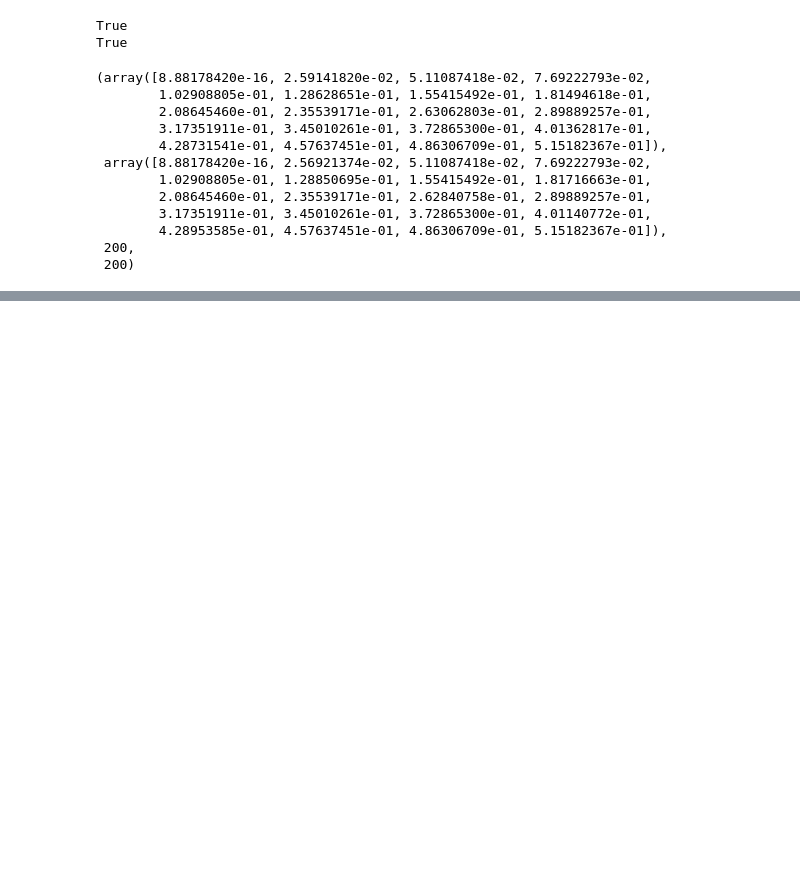
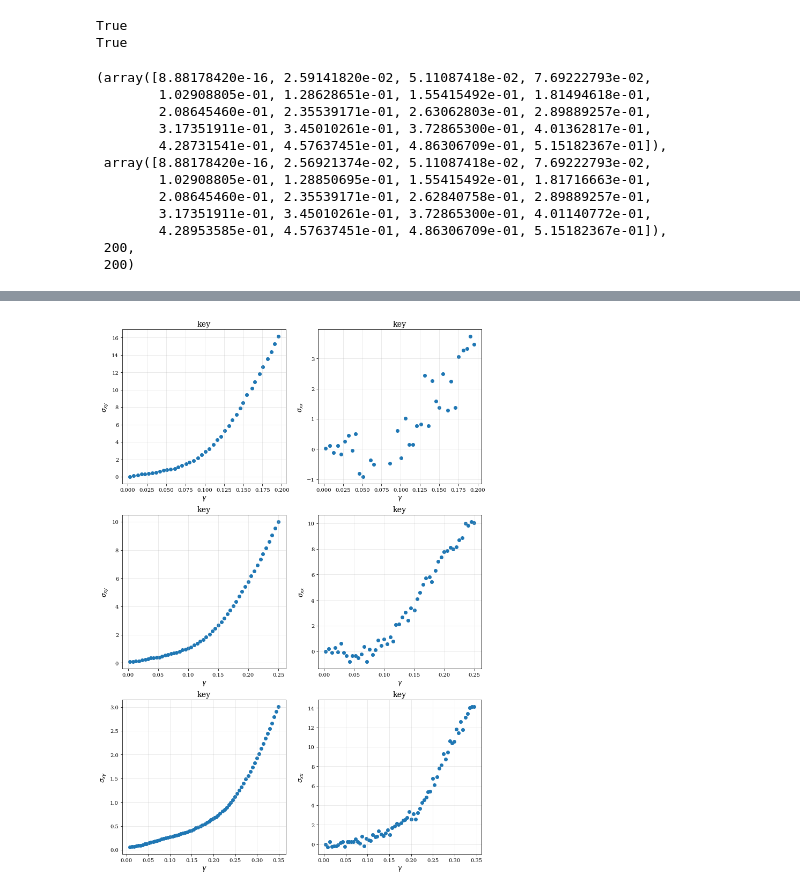
Before and after one commit to luisrlp/biopolymer-networks, a Jupyter notebook: 3_affnet_cl_ai_mcs/an_cl_ai_mcs.ipynb, the cells around one changed output, grey strips where cells are left out. Cells and saved outputs as stored; diff of their text form; code cells hidden in the pictures; blank space fills up the shorter version.

```diff
--- a/3_affnet_cl_ai_mcs/an_cl_ai_mcs.ipynb
+++ b/3_affnet_cl_ai_mcs/an_cl_ai_mcs.ipynb
@@ -719,0 +724,39 @@ stress_sum_uni[:20], stress_uni[:20], len(stress_sum_uni), len(stress_uni)
+# %%
+data = {
+    'R1_10_sxy': {
+        'x': [0.1953580901856764, 0.19045092838196287, 0.18647214854111407, 0.18143236074270558, 0.1753315649867374, 0.17135278514588861, 0.16525198938992042, 0.16127320954907162, 0.15477453580901857, 0.1497347480106101, 0.14628647214854112, 0.14098143236074273, 0.13594164456233424, 0.13129973474801063, 0.12625994694960213, 0.12108753315649869, 0.11591511936339524, 0.11100795755968171, 0.10610079575596817, 0.10092838196286473, 0.09588859416445623, 0.09084880636604775, 0.08541114058355438, 0.08023872679045094, 0.07559681697612733, 0.07029177718832891, 0.06551724137931034, 0.0610079575596817, 0.05583554376657825, 0.05106100795755968, 0.046419098143236075, 0.04177718832891247, 0.0370026525198939, 0.03222811671087533, 0.02745358090185676, 0.022546419098143228, 0.01790450928381962, 0.013129973474801063, 0.007824933687002641, 0.0027851458885941593],
+        'y': [16.10810810810811, 15.27027027027027, 14.35135135135135, 13.54054054054054, 12.594594594594595, 11.837837837837839, 10.891891891891891, 10.162162162162161, 9.405405405405405, 8.513513513513514, 7.864864864864865, 7.162162162162161, 6.513513513513513, 5.837837837837838, 5.297297297297297, 4.648648648648648, 4.243243243243243, 3.7027027027027026, 3.216216216216216, 2.864864864864865, 2.5405405405405403, 2.1621621621621614, 1.864864864864865, 1.6756756756756754, 1.4594594594594597, 1.2972972972972965, 1.108108108108107, 0.9459459459459456, 0.8918918918918912, 0.7837837837837824, 0.7567567567567561, 0.621621621621621, 0.5135135135135123, 0.45945945945945965, 0.3783783783783772, 0.32432432432432456, 0.2972972972972965, 0.18918918918918948, 0.108108108108107, 0]
+    },
+    'R1_10_sxx': {
+        'x': [0.0024739583333333454, 0.00794270833333334, 0.012500000000000011, 0.017968750000000006, 0.022656250000000003, 0.02747395833333334, 0.03229166666666668, 0.04153645833333334, 0.036979166666666674, 0.046354166666666675, 0.05104166666666667, 0.06054687500000001, 0.06523437500000001, 0.08567708333333333, 0.09544270833333333, 0.10078125, 0.11093750000000001, 0.105859375, 0.11601562500000001, 0.12083333333333333, 0.12604166666666666, 0.1359375, 0.13098958333333333, 0.14075520833333333, 0.14596354166666667, 0.15000000000000002, 0.1609375, 0.17109375, 0.16497395833333334, 0.15494791666666669, 0.17513020833333334, 0.18125000000000002, 0.18645833333333334, 0.19010416666666669, 0.19518229166666667],
+        'y': [0.0185185185185186, 0.11728395061728403, -0.11111111111111116, 0.11111111111111116, -0.16049382716049365, 0.25308641975308643, 0.4506172839506173, 0.5, -0.04938271604938249, -0.8024691358024691, -0.9135802469135799, -0.3580246913580245, -0.5061728395061729, -0.4629629629629628, 0.6111111111111112, -0.2901234567901234, 0.154320987654321, 1.0246913580246915, 0.154320987654321, 0.7654320987654322, 0.8271604938271606, 0.7654320987654322, 2.4444444444444446, 2.253086419753086, 1.5925925925925926, 1.376543209876543, 1.2777777777777777, 1.3641975308641976, 2.240740740740741, 2.4814814814814814, 3.0617283950617282, 3.271604938271605, 3.3271604938271606, 3.7222222222222223, 3.45679012345679]
+    },
+    'R1_20_sxy': {
+        'x': [0.0028960817717206128, 0.008347529812606475, 0.013117546848381595, 0.018228279386712093, 0.02333901192504259, 0.028449744463373075, 0.03321976149914821, 0.037819420783645655, 0.0424190800681431, 0.04718909710391823, 0.05178875638841567, 0.05672913117546848, 0.06201022146507666, 0.06643952299829642, 0.07137989778534923, 0.07597955706984669, 0.08057921635434412, 0.0858603066439523, 0.09063032367972743, 0.09522998296422487, 0.1, 0.10494037478705281, 0.11005110732538331, 0.11499148211243612, 0.12010221465076662, 0.12504258943781943, 0.12998296422487224, 0.13560477001703578, 0.14003407155025555, 0.14497444633730835, 0.15008517887563885, 0.15502555366269166, 0.16013628620102216, 0.16524701873935266, 0.17001703577512778, 0.17461669505962524, 0.17938671209540036, 0.1850085178875639, 0.18960817717206135, 0.19437819420783647, 0.19965928449744463, 0.20477001703577513, 0.20988074957410563, 0.21482112436115847, 0.22010221465076663, 0.2245315161839864, 0.22981260647359456, 0.2345826235093697, 0.2396933560477002, 0.244633730834753, 0.2497444633730835],
+        'y': [0.08333333333333393, 0.06944444444444464, 0.13888888888888928, 0.125, 0.18055555555555625, 0.22222222222222232, 0.2777777777777777, 0.3333333333333339, 0.3333333333333339, 0.3888888888888893, 0.4027777777777777, 0.4583333333333339, 0.5277777777777777, 0.5694444444444446, 0.6388888888888893, 0.6805555555555554, 0.7361111111111116, 0.8055555555555554, 0.9027777777777777, 0.9583333333333339, 1.041666666666667, 1.1111111111111112, 1.2638888888888893, 1.3611111111111112, 1.541666666666667, 1.6527777777777781, 1.8333333333333335, 2.013888888888889, 2.25, 2.430555555555556, 2.666666666666667, 2.9027777777777777, 3.1527777777777777, 3.4583333333333335, 3.75, 4.041666666666667, 4.347222222222222, 4.708333333333333, 5.055555555555555, 5.402777777777778, 5.736111111111111, 6.180555555555555, 6.513888888888889, 6.916666666666666, 7.333333333333333, 7.722222222222221, 8.152777777777779, 8.61111111111111, 9.069444444444445, 9.541666666666666, 10.01388888888889]
+    },
+    'R1_20_sxx': {
+        'x': [0.002828618968386029, 0.008319467554076546, 0.013144758735440937, 0.018469217970049925, 0.02312811980033279, 0.028119800332778708, 0.03261231281198004, 0.03760399334442596, 0.04242928452579035, 0.04708818635607322, 0.0524126455906822, 0.056738768718802, 0.06206322795341099, 0.0663893510815308, 0.07138103161397671, 0.07587354409317804, 0.0810316139767055, 0.08569051580698836, 0.09018302828618968, 0.09534109816971714, 0.09983361064891848, 0.10465890183028287, 0.10998336106489186, 0.1151414309484193, 0.11930116472545757, 0.12512479201331114, 0.12995008319467555, 0.14009983361064893, 0.15008319467554077, 0.14442595673876873, 0.13527454242928452, 0.15474209650582363, 0.15956738768718803, 0.1647254575707155, 0.16955074875207987, 0.17537437603993344, 0.1793677204658902, 0.1848585690515807, 0.1896838602329451, 0.194675540765391, 0.19983361064891847, 0.20449251247920133, 0.2098169717138103, 0.21480865224625625, 0.21980033277870217, 0.22462562396006658, 0.2296173044925125, 0.23494176372712147, 0.23960066555740434, 0.2447587354409318, 0.24941763727121466],
+        'y': [0.01538461538461533, 0.2153846153846155, -0.1076923076923082, 0.2769230769230768, -0.04615384615384599, 0.6307692307692303, -0.09230769230769287, -0.33846153846153904, -0.815384615384616, -0.33846153846153904, -0.3230769230769237, -0.49230769230769234, -0.2153846153846155, 0.3692307692307688, -0.7846153846153854, 0.16923076923076863, -0.2615384615384615, 0.12307692307692264, 0.8615384615384611, 0.4615384615384617, 0.953846153846154, 0.5846153846153843, 1.1230769230769226, 0.7999999999999998, 2.092307692307692, 2.123076923076923, 2.6615384615384614, 2.4307692307692306, 3.2, 3.3846153846153846, 3.0615384615384613, 4.107692307692307, 4.584615384615384, 5.2153846153846155, 5.723076923076923, 5.815384615384615, 5.415384615384616, 6.3076923076923075, 7, 7.338461538461539, 7.784615384615385, 7.861538461538462, 8.092307692307692, 7.984615384615385, 8.153846153846153, 8.676923076923078, 8.876923076923077, 9.96923076923077, 9.830769230769231, 10.123076923076923, 10.03076923076923]
+    },
+    'R1_40_sxy': {
+        'x': [0.007918552036199095, 0.012443438914027147, 0.01764705882352942, 0.022850678733031676, 0.02760180995475113, 0.032579185520362, 0.03687782805429865, 0.041855203619909506, 0.04660633484162896, 0.051809954751131225, 0.05633484162895928, 0.06153846153846154, 0.06583710407239819, 0.07036199095022624, 0.07556561085972852, 0.08076923076923077, 0.08574660633484163, 0.0907239819004525, 0.09547511312217195, 0.10067873303167421, 0.10588235294117648, 0.11063348416289594, 0.11538461538461539, 0.12013574660633485, 0.34864253393665157, 0.34434389140271493, 0.3389140271493213, 0.33416289592760184, 0.329185520361991, 0.3244343891402715, 0.3190045248868778, 0.31470588235294117, 0.3095022624434389, 0.3042986425339367, 0.29932126696832584, 0.29434389140271494, 0.2895927601809955, 0.2846153846153846, 0.27941176470588236, 0.2744343891402715, 0.2692307692307693, 0.264027149321267, 0.25904977375565613, 0.25384615384615383, 0.2497737556561086, 0.24411764705882355, 0.2398190045248869, 0.23552036199095025, 0.23031674208144798, 0.2253393665158371, 0.22036199095022624, 0.2149321266968326, 0.21040723981900455, 0.20610859728506786, 0.1253393665158371, 0.12986425339366517, 0.13438914027149323, 0.13936651583710408, 0.14434389140271495, 0.14932126696832582, 0.15452488687782806, 0.15972850678733033, 0.164027149321267, 0.16990950226244345, 0.17466063348416289, 0.1800904977375566, 0.18529411764705883, 0.19004524886877827, 0.19434389140271494, 0.1986425339366516, 0.20248868778280543],
+        'y': [0.05944055944055948, 0.06643356643356646, 0.06643356643356646, 0.07342657342657344, 0.0874125874125874, 0.09440559440559437, 0.1048951048951049, 0.1223776223776224, 0.12937062937062938, 0.14335664335664333, 0.15384615384615385, 0.1678321678321678, 0.17832167832167833, 0.19580419580419584, 0.20629370629370625, 0.22027972027972031, 0.23426573426573427, 0.2447552447552448, 0.2552447552447552, 0.2692307692307693, 0.2797202797202797, 0.2902097902097902, 0.30069930069930073, 0.31818181818181823, 3.006993006993007, 2.909090909090909, 2.79020979020979, 2.6573426573426575, 2.5454545454545454, 2.444055944055944, 2.339160839160839, 2.2272727272727275, 2.125874125874126, 2.020979020979021, 1.9265734265734267, 1.8286713286713288, 1.7342657342657342, 1.63986013986014, 1.5594405594405596, 1.4825174825174825, 1.3986013986013985, 1.3216783216783217, 1.2552447552447552, 1.1818181818181819, 1.1118881118881119, 1.0454545454545454, 0.9965034965034965, 0.9440559440559441, 0.8881118881118881, 0.8426573426573427, 0.8111888111888113, 0.7692307692307692, 0.7202797202797202, 0.6888111888111887, 0.3356643356643356, 0.3531468531468531, 0.3601398601398601, 0.37412587412587417, 0.3951048951048951, 0.40909090909090906, 0.4300699300699301, 0.46153846153846156, 0.472027972027972, 0.49650349650349646, 0.5174825174825175, 0.5454545454545454, 0.56993006993007, 0.5944055944055944, 0.6258741258741258, 0.6503496503496504, 0.6713286713286714]
+    },
+    'R1_40_sxx': {
+        'x': [0.00402684563758389, 0.008948545861297535, 0.013870246085011195, 0.34429530201342284, 0.33982102908277406, 0.334675615212528, 0.32908277404921704, 0.32416107382550335, 0.31409395973154364, 0.31901565995525727, 0.30917225950783, 0.30402684563758386, 0.2993288590604027, 0.29440715883668905, 0.28881431767337806, 0.28389261744966443, 0.2789709172259508, 0.27427293064876956, 0.26979865771812084, 0.26420581655480985, 0.25906040268456376, 0.24921700223713647, 0.2539149888143177, 0.24407158836689039, 0.2389261744966443, 0.23489932885906042, 0.23042505592841164, 0.22483221476510068, 0.21991051454138705, 0.21476510067114096, 0.21006711409395973, 0.20559284116331097, 0.2, 0.19507829977628638, 0.1906040268456376, 0.1859060402684564, 0.1814317673378076, 0.17651006711409395, 0.17136465324384786, 0.1668903803131991, 0.16174496644295303, 0.15615212527964206, 0.15100671140939598, 0.1465324384787472, 0.14161073825503356, 0.13646532438478748, 0.1313199105145414, 0.12595078299776286, 0.12192393736017898, 0.11744966442953021, 0.11230425055928413, 0.10760626398210292, 0.1029082774049217, 0.09731543624161074, 0.08747203579418344, 0.09239373601789709, 0.08299776286353468, 0.07762863534675615, 0.07293064876957495, 0.06823266219239374, 0.0633109619686801, 0.05794183445190157, 0.05369127516778524, 0.04832214765100672, 0.01879194630872484, 0.02326621923937361, 0.027740492170022377, 0.032214765100671144, 0.038702460850111864, 0.04362416107382551],
+        'y': [0, -0.281065088757396, 0.2662721893491131, 14.112426035502958, 14.127218934911243, 14.038461538461538, 13.431952662721892, 13.04733727810651, 12.603550295857989, 11.775147928994082, 11.434911242603551, 11.819526627218934, 10.532544378698224, 10.384615384615383, 10.591715976331361, 9.467455621301774, 8.757396449704142, 9.275147928994084, 8.121301775147929, 7.781065088757396, 6.908284023668639, 6.775147928994083, 6.06508875739645, 5.414201183431953, 5.384615384615385, 4.85207100591716, 4.5266272189349115, 4.289940828402367, 3.6834319526627217, 3.210059171597633, 2.5591715976331364, 3.136094674556213, 2.544378698224852, 3.3136094674556213, 2.7071005917159763, 2.5, 2.470414201183432, 2.1597633136094676, 2.0414201183431953, 2.1301775147928996, 1.834319526627219, 1.6863905325443787, 0.9763313609467454, 1.4644970414201186, 1.1538461538461542, 0.8579881656804735, 1.0355029585798818, 1.3313609467455625, 0.7840236686390538, 0.7692307692307692, 0.9763313609467454, 0.3550295857988166, 0.443786982248521, 0.6065088757396451, 0.8136094674556213, -0.19230769230769162, 0.07396449704142061, 0.25147928994082847, 0.5473372781065091, 0.2662721893491131, 0.2810650887573969, 0.2810650887573969, 0.2662721893491131, -0.22189349112426004, -0.25147928994082847, -0.19230769230769162, -0.1627218934911241, -0.08875739644970349, 0.14792899408284033, 0.25147928994082847]
+    }
+}
+# %%
+# Plot all graphs in data
+fig, axs = plt.subplots(3, 2, figsize=(12, 18))
+for i, key in enumerate(data.keys()):
+    ax = axs[i//2, i%2]
+    ax.scatter(data[key]['x'], data[key]['y'])
+    ax.set_title(f'key')
+    ax.grid(True, alpha=0.3)
+    ax.set_xlabel('$\gamma$')
+    ax.set_ylabel(f'$\sigma_{{{key[-2:]}}}$')
+# %% [output]
+[figure, added]
```
Also changed, not shown: parts of 7 cells of this notebook, 17 other files.
